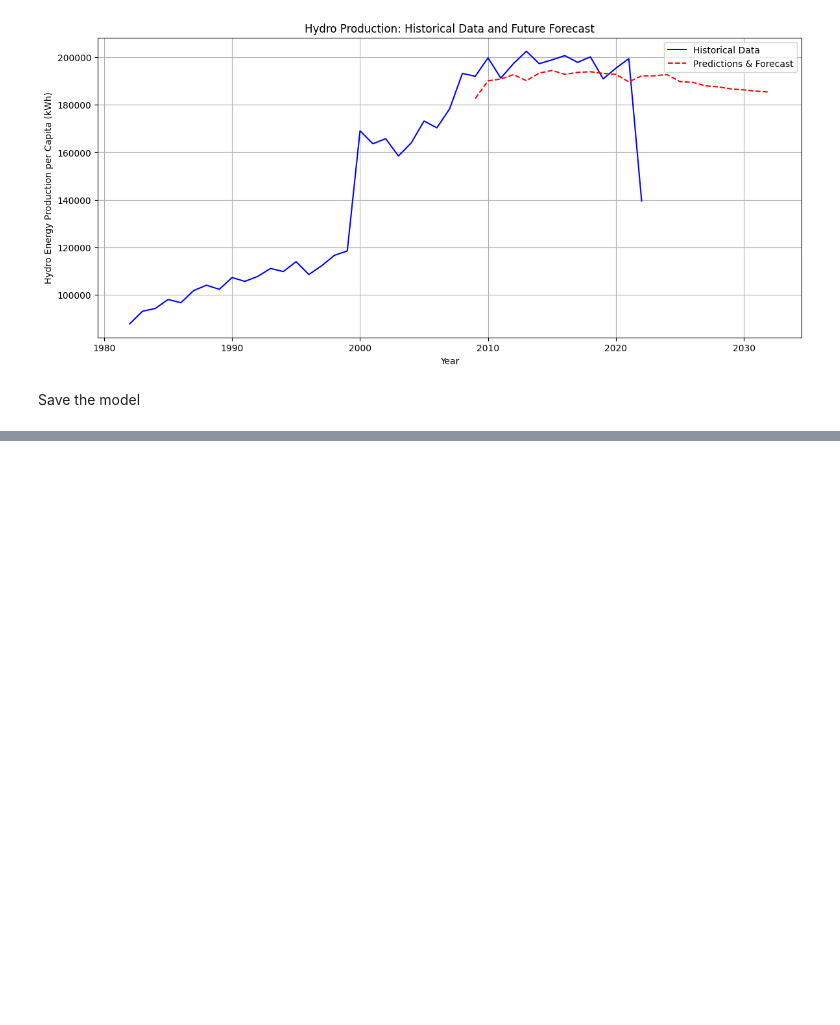
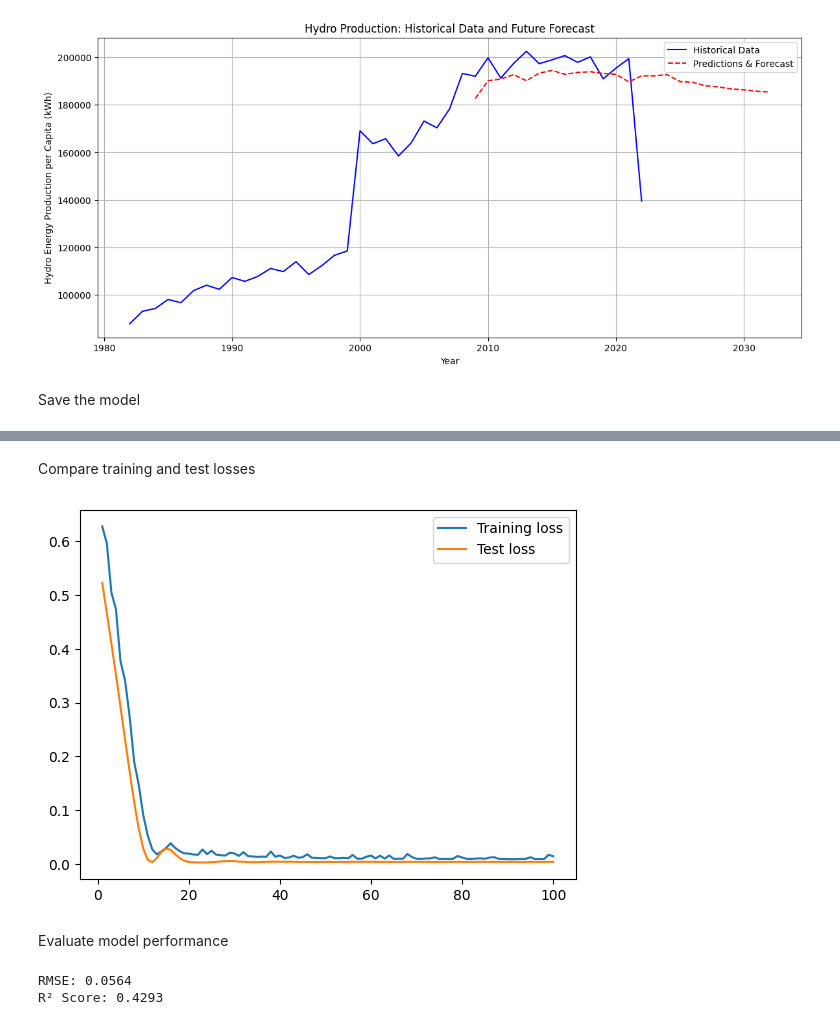
Before and after one commit to KMarsh-code/global-renewable-energy-analysis, a Jupyter notebook: jupyter_notebooks/2_renewable_energy_hypothesis_testing.ipynb, the cells around one changed output, grey strips where cells are left out. Cells and saved outputs as stored; diff of their text form; code cells hidden in the pictures; blank space fills up the shorter version.

Commit message:
Add code for forecasting nuclear production using LSTM

```diff
--- a/jupyter_notebooks/2_renewable_energy_hypothesis_testing.ipynb
+++ b/jupyter_notebooks/2_renewable_energy_hypothesis_testing.ipynb
@@ -797,12 +797,12 @@ plt.show()
 Evaluate model performance using RMSE and R-squared
 # %%
 # Evaluate the model and calculate RMSE and R² score
-model.eval()
+model_2.eval()
 with torch.no_grad():
     test_predictions = []
     for batch_X_test in X_test:
         batch_X_test = batch_X_test.to(device).unsqueeze(0)  # Add batch dimension
-        test_predictions.append(model(batch_X_test).cpu().numpy().flatten()[0])
+        test_predictions.append(model_2(batch_X_test).cpu().numpy().flatten()[0])
 
 test_predictions = np.array(test_predictions)
 
@@ -1173,0 +1238,33 @@ Save the model
+# %%
+#split data into test and train sets
+training_data_len = 25 #(first 25 years)
+
+# Splitting the dataset
+train_data = df_forecast_global[:training_data_len].iloc[:, 2:3]#select the column here
+test_data = df_forecast_global[training_data_len:].iloc[:, 2:3]
+print(train_data.shape, test_data.shape)
+
+# Selecting nuclear production for test and train sets
+dataset_train = train_data.nuclear_elec_per_capita.values
+# Reshaping 1D to 2D array
+dataset_train = np.reshape(dataset_train, (-1, 1))
+print(dataset_train.shape)
+
+dataset_test = test_data.nuclear_elec_per_capita.values
+# Reshaping 1D to 2D array
+dataset_test = np.reshape(dataset_test, (-1, 1))
+print(dataset_test.shape)
+
+# Scaling dataset between 0-1
+scaler = MinMaxScaler(feature_range=(0, 1))
+scaled_train = scaler.fit_transform(dataset_train)
+print(scaled_train[:5])
+
+scaled_test = scaler.transform(dataset_test)
+print(scaled_test[:5])
+
+# create train sequences (using function defined in earlier section)
+sequence_length = 1 #try longer to capture trends?)
+X_train, y_train = create_sequences(scaled_train, sequence_length)
+X_test, y_test = create_sequences(scaled_test, sequence_length)
+print("X_train, y_train, X_test, y_test shapes:", X_train.shape, y_train.shape, X_test.shape, y_test.shape)
@@ -1173,0 +1386,32 @@ Save the model
+# %% [markdown]
+Compare training and test losses
+# %%
+x = np.linspace(1,num_epochs,num_epochs)
+plt.plot(x,train_hist,scalex=True, label="Training loss")
+plt.plot(x, test_hist, label="Test loss")
+plt.legend()
+plt.show()
+# %% [output]
+[figure, added]
+# %% [markdown]
+Evaluate model performance
+# %%
+# Evaluate the model and calculate RMSE and R² score
+model_2.eval()
+with torch.no_grad():
+    test_predictions = []
+    for batch_X_test in X_test:
+        batch_X_test = batch_X_test.to(device).unsqueeze(0)  # Add batch dimension
+        test_predictions.append(model_2(batch_X_test).cpu().numpy().flatten()[0])
+
+test_predictions = np.array(test_predictions)
+
+# Calculate RMSE and R² score
+rmse = np.sqrt(mean_squared_error(y_test.cpu().numpy(), test_predictions))
+r2 = r2_score(y_test.cpu().numpy(), test_predictions)
+
+print(f'RMSE: {rmse:.4f}')
+print(f'R² Score: {r2:.4f}')
+# %% [output]
+RMSE: 0.0564
+R² Score: 0.4293
```
Also changed, not shown: parts of 36 cells of this notebook, 1 other file.
